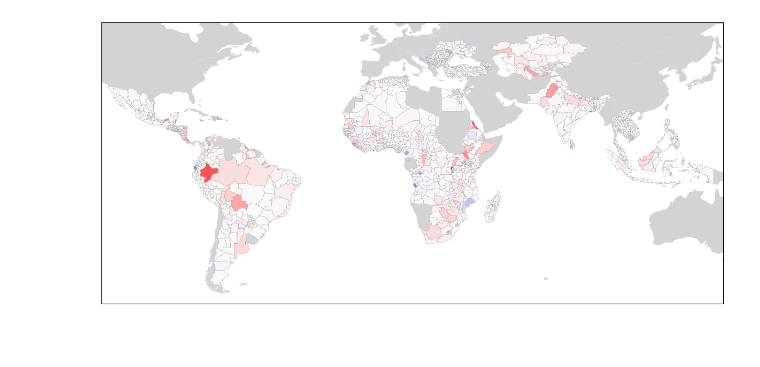
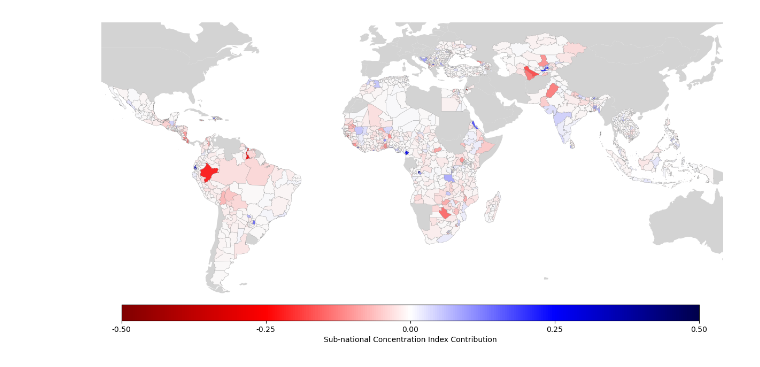
Before and after one commit to mvbnffc/flood-wealth, a Jupyter notebook: notebooks/2_modelled_figures.ipynb, the cells around one changed output. Saved outputs shown, nothing was run; the diff lists cells and outputs as text; code cells hidden in the pictures; blank space fills up the shorter version.

```diff
--- a/notebooks/2_modelled_figures.ipynb
+++ b/notebooks/2_modelled_figures.ipynb
@@ -426,14 +578,18 @@ plt.show()
 # %%
+#### SUBNATIONAL PLOT
 # Plot a map of subnatinal individual model metrics
-# Assing specific model to gdf_plot
-gdf_plot = giri_subnational_metrics.copy()
+# Assing specific model to gdf_plot (unhash chosen model to plot (wri, giri, or jrc))
+gdf_plot = wri_subnational_metrics.copy()
+# gdf_plot = giri_subnational_metrics.copy()
+# gdf_plot = jrc_subnational_metrics.copy()
+
 # Map parameters
 figsize = (15, 10)
-colormap = plt.cm.bwr.reversed()
+colormap = plt.cm.seismic.reversed()
 colormap_min = -0.5
 colormap_max = 0.5
 metric = "Nat_Contrib"
-label = "Concentration Index"
+label = "Sub-national Concentration Index Contribution"
 proj = "EPSG:4326"
 # Set map boundaries
 xmin = -120
@@ -462,59 +618,47 @@ except Exception as e:
 # Plot data for available countries
 if metric in map_df.columns:
     # Create a mask for rows with non-null metric values
     valid_data = ~map_df[metric].isna()
 
     # Colormap normalizatoin
     norm = Normalize(vmin=colormap_min, vmax=colormap_max)
 
     # Plot coutnries with data using metric to control color
     map_df[valid_data].plot(column=metric,
                             ax=ax,
                             cmap=colormap,
                             norm=norm,
                             edgecolor='gray',
                             linewidth=0.2,
                             alpha=0.9)
 
-    # # 2) HATCH ONLY countries with NO sign agreement
-    # disagree = (map_df['sign_agree'] == False) & valid_data
-    # if disagree.any():
-    #     map_df.loc[disagree].plot(
-    #         ax=ax,
-    #         facecolor="none",
-    #         edgecolor='grey',
-    #         linewidth=0.2,
-    #         hatch=hatch_pattern,
-    #         alpha=0.9,
-    #     )
+    sm = ScalarMappable(cmap=colormap, norm=norm)
+    sm.set_array([])
 
-    # sm = ScalarMappable(cmap=colormap, norm=norm)
-    # sm.set_array([])
-
-    # # Create the colorbar with custom positioning
-    # cax = fig.add_axes([0.15, 0.2, 0.7, 0.03])  # [left, bottom, width, height]
-    # cbar = fig.colorbar(sm, cax=cax, orientation='horizontal')
-    # # Create evenly spaced ticks (5 ticks including min and max)
-    # tick_values = np.linspace(colormap_min, colormap_max, 5)
-    # cbar.set_ticks(tick_values)
-    # # Format the tick labels to have fewer decimal places
-    # cbar.set_ticklabels([f"{v:.2f}" for v in tick_values])
-    # cbar.set_label(label)
+    # Create the colorbar with custom positioning
+    cax = fig.add_axes([0.15, 0.2, 0.72, 0.03])  # [left, bottom, width, height]
+    cbar = fig.colorbar(sm, cax=cax, orientation='horizontal')
+    # Create evenly spaced ticks (5 ticks including min and max)
+    tick_values = np.linspace(colormap_min, colormap_max, 5)
+    cbar.set_ticks(tick_values)
+    # Format the tick labels to have fewer decimal places
+    cbar.set_ticklabels([f"{v:.2f}" for v in tick_values])
+    cbar.set_label(label)
 
 # Set extent
 ax.set_xlim(xmin, xmax)
 ax.set_ylim(ymin, ymax)
 
 # # Add title explicitly to the ax object, not using plt.title
 # ax.set_title(title, fontsize=15, pad=20)
 
 # # Turn off the axis ticks
-ax.set_xticks([])
-ax.set_yticks([])
-ax.set_xlabel('')
-ax.set_ylabel('')
-# ax.set_axis_off()
+# ax.set_xticks([])
+# ax.set_yticks([])
+# ax.set_xlabel('')
+# ax.set_ylabel('')
+ax.set_axis_off()
 
 plt.show()
 # %% [output]
-[figure, old version]
+[figure, new version]
```
Also changed, not shown: parts of 26 cells of this notebook.
